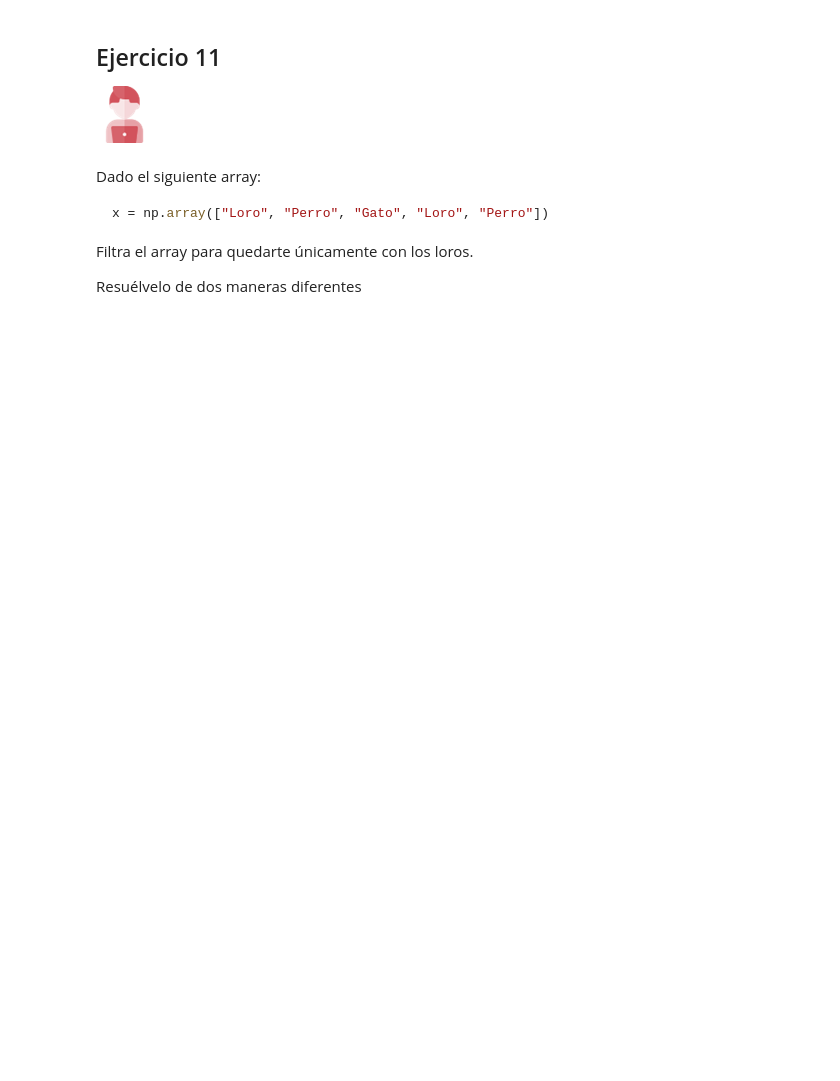
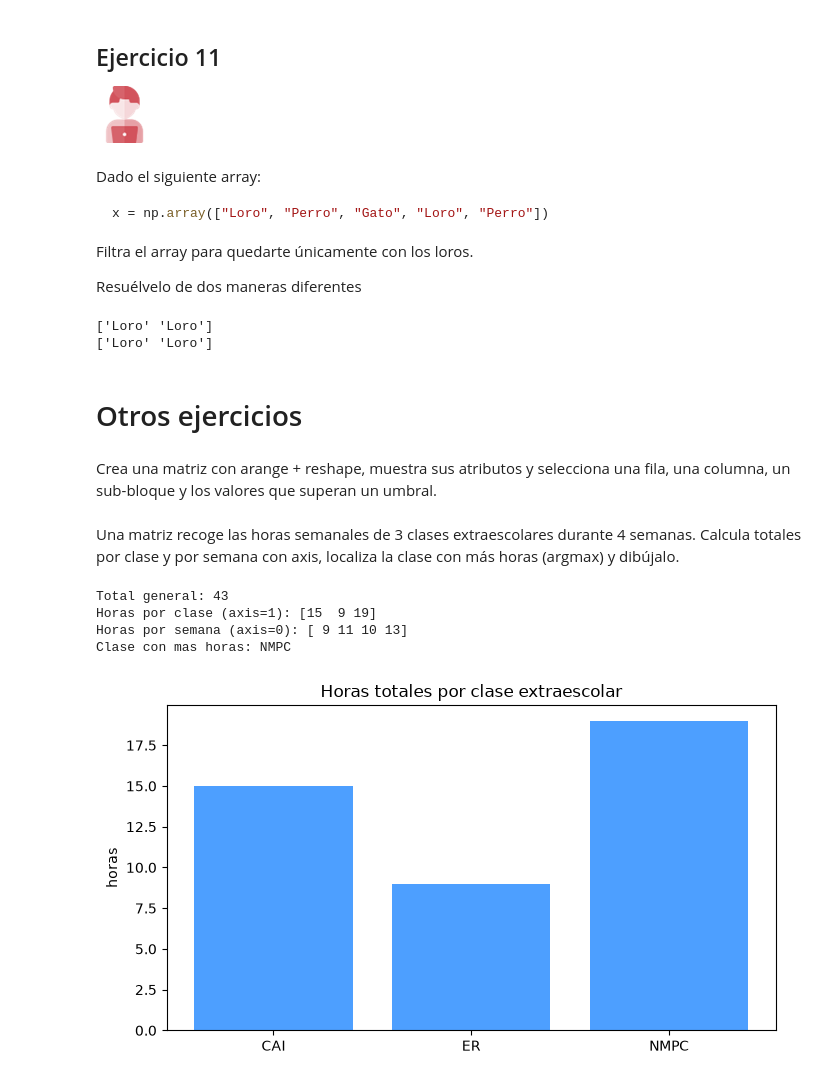
Before and after one commit to almmatnun/Almudena-Mata-DSOnline, a Jupyter notebook: 02_Herramientas_Avanzadas/Sprint_03/02_Numpy_II/02_Ejercicios_Workout/10_Ejercicios_Array.ipynb, the cells around one changed output. Cells and saved outputs as stored; diff of their text form; code cells hidden in the pictures; blank space fills up the shorter version.

```diff
--- a/02_Herramientas_Avanzadas/Sprint_03/02_Numpy_II/02_Ejercicios_Workout/10_Ejercicios_Array.ipynb
+++ b/02_Herramientas_Avanzadas/Sprint_03/02_Numpy_II/02_Ejercicios_Workout/10_Ejercicios_Array.ipynb
@@ -98,3 +219,18 @@ x = np.array(["Loro", "Perro", "Gato", "Loro", "Perro"])
 Filtra el array para quedarte únicamente con los loros.
 
 Resuélvelo de dos maneras diferentes
+# %%
+x = np.array(["Loro", "Perro", "Gato", "Loro", "Perro"])
+
+loros_mascara = x[x == "Loro"]
+print(loros_mascara)
+
+loros_where = x[np.where(x == "Loro")]
+print(loros_where)
+# %% [output]
+['Loro' 'Loro']
+['Loro' 'Loro']
+# %% [markdown]
+# Otros ejercicios
+# %% [markdown]
+Crea una matriz con arange + reshape, muestra sus atributos y selecciona una fila, una columna, un sub-bloque y los valores que superan un umbral.
@@ -100,0 +259,30 @@ Resuélvelo de dos maneras diferentes
+# %% [markdown]
+Una matriz recoge las horas semanales de 3 clases extraescolares durante 4 semanas. Calcula totales por clase y por semana con axis, localiza la clase con más horas (argmax) y dibújalo.
+# %%
+import numpy as np
+import matplotlib.pyplot as plt
+
+horas = np.array([[3, 4, 3, 5],
+                  [2, 2, 3, 2],
+                  [4, 5, 4, 6]])
+clases = ["CAI", "ER", "NMPC"]
+
+print("Total general:", horas.sum())
+print("Horas por clase (axis=1):", horas.sum(axis=1))
+print("Horas por semana (axis=0):", horas.sum(axis=0))
+
+idx = horas.sum(axis=1).argmax()
+print("Clase con mas horas:", clases[idx])
+
+plt.figure(figsize=(7, 4))
+plt.bar(clases, horas.sum(axis=1), color="#4d9fff")
+plt.title("Horas totales por clase extraescolar")
+plt.ylabel("horas")
+plt.tight_layout()
+plt.show()
+# %% [output]
+Total general: 43
+Horas por clase (axis=1): [15  9 19]
+Horas por semana (axis=0): [ 9 11 10 13]
+Clase con mas horas: NMPC
+[figure, added]
```
Also changed, not shown: parts of 17 cells of this notebook, 48 other files.
